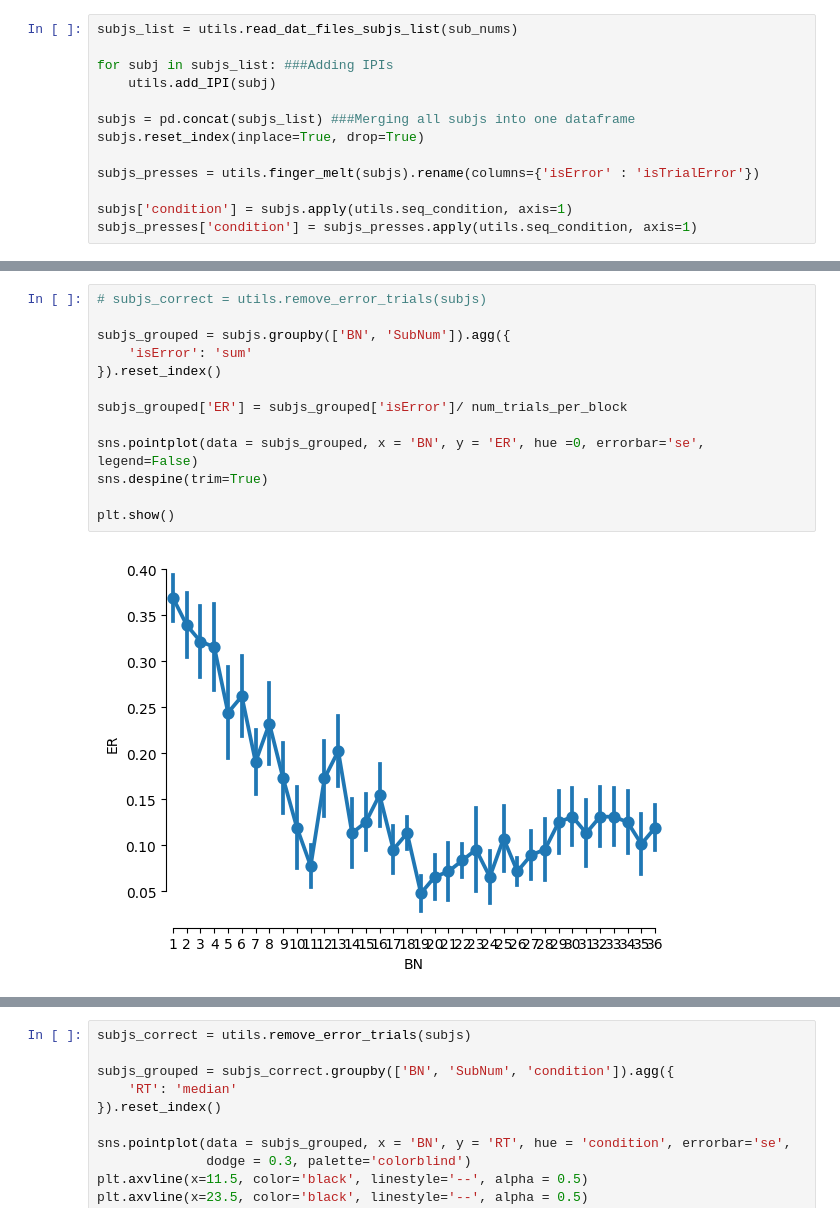
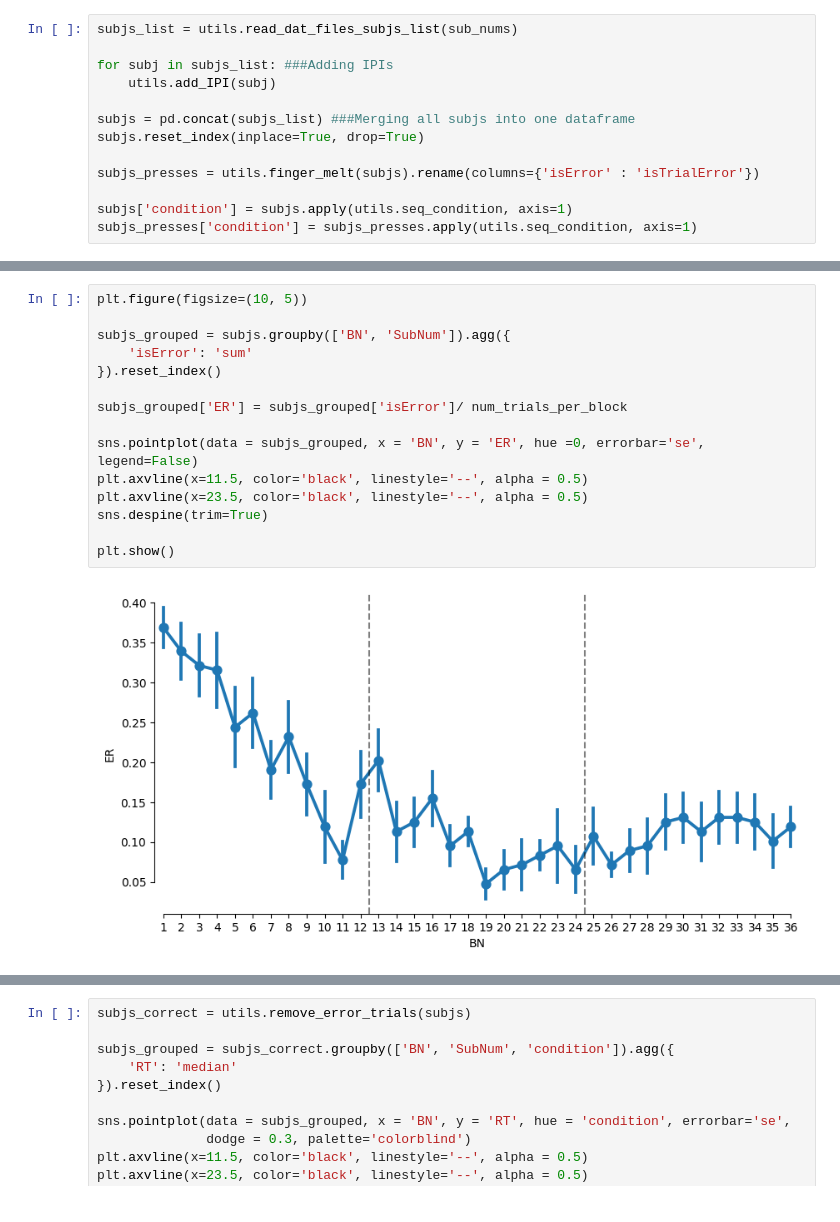
Before and after one commit to manazerzadeh/SequenceSensoryMemoryIntegration, a Jupyter notebook: DataAnalysis.ipynb, the cells around one changed output, grey strips where cells are left out. Drawn from its saved outputs; the diff is of its cells as text.

```diff
--- a/DataAnalysis.ipynb
+++ b/DataAnalysis.ipynb
@@ -89,16 +76,18 @@ plt.show()
 # %%
-# subjs_correct = utils.remove_error_trials(subjs)
+plt.figure(figsize=(10, 5))
 
 subjs_grouped = subjs.groupby(['BN', 'SubNum']).agg({
     'isError': 'sum'
 }).reset_index()
 
 subjs_grouped['ER'] = subjs_grouped['isError']/ num_trials_per_block
 
 sns.pointplot(data = subjs_grouped, x = 'BN', y = 'ER', hue =0, errorbar='se', legend=False)
+plt.axvline(x=11.5, color='black', linestyle='--', alpha = 0.5)
+plt.axvline(x=23.5, color='black', linestyle='--', alpha = 0.5)
 sns.despine(trim=True)
 
 plt.show()
 # %% [output]
-[figure, old version]
+[figure, new version]
 # %%
```
Also changed, not shown: parts of 14 cells of this notebook, 3 other files.
